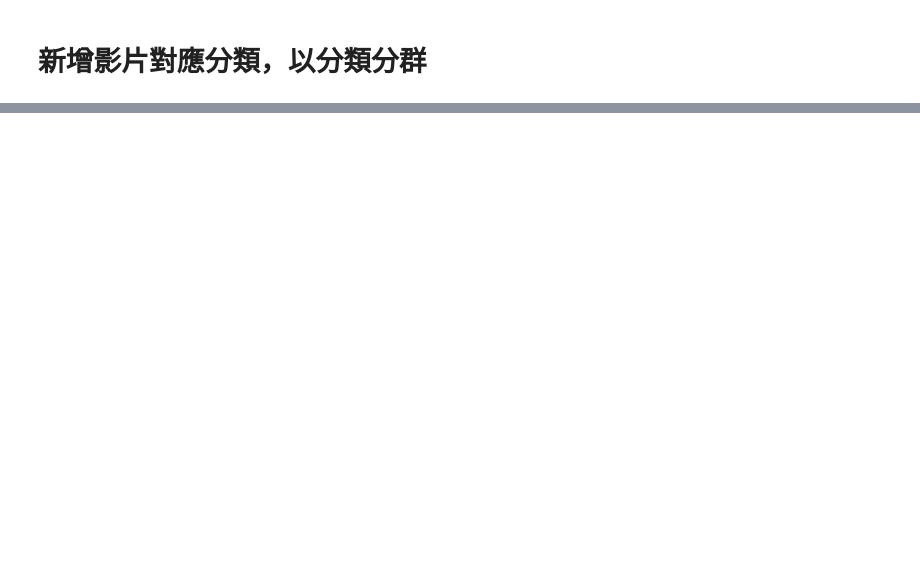
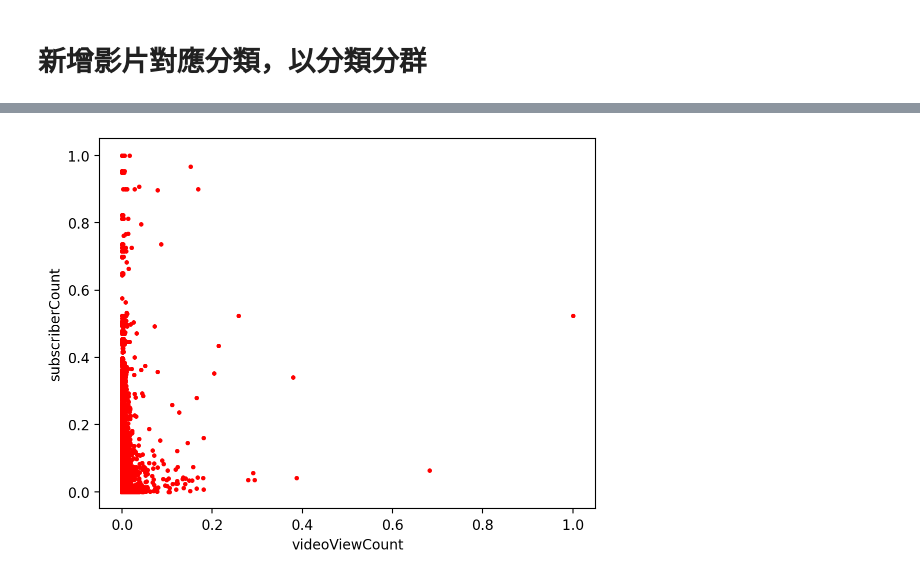
Before and after one commit to larrylai19/1111-DataMining-Final, a Jupyter notebook: Untitled.ipynb, the cells around one changed output, grey strips where cells are left out. Drawn from its saved outputs; the diff is of its cells as text; code cells hidden in the pictures; blank space fills up the shorter version.

```diff
--- a/Untitled.ipynb
+++ b/Untitled.ipynb
@@ -120,0 +143,4 @@ dataGroup.get_group('Movies')
+# %%
+draw_scatter(data, 'videoViewCount', 'subscriberCount')
+# %% [output]
+[figure, added]
```
Also changed, not shown: parts of 16 cells of this notebook, 7 other files.
